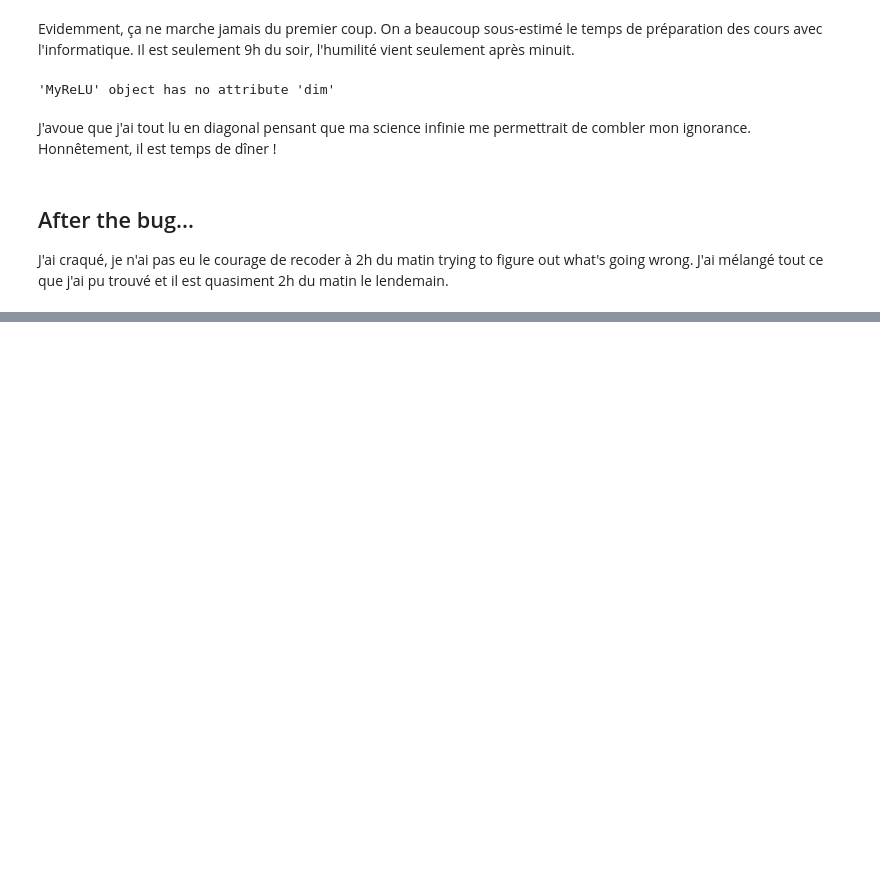
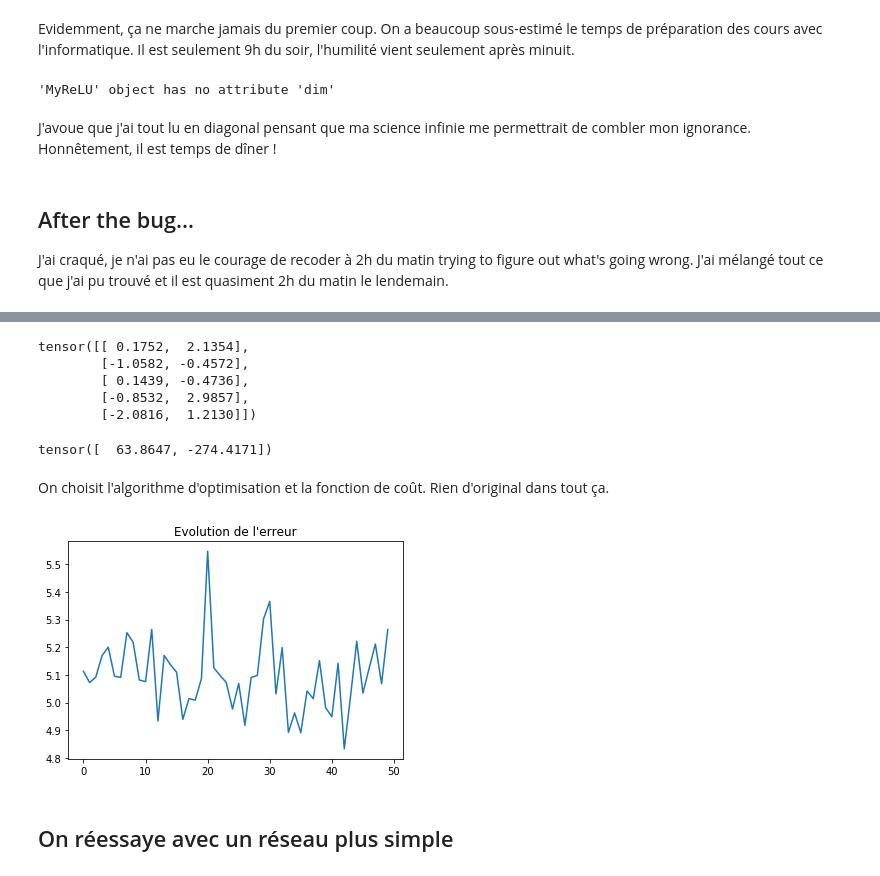
Before and after one commit to sdpython/ensae_teaching_dl, a Jupyter notebook: _doc/notebooks/101/400_backward.ipynb, the cells around one changed output, grey strips where cells are left out. Drawn from its saved outputs; the diff is of its cells as text; code cells hidden in the pictures; blank space fills up the shorter version.

```diff
--- a/_doc/notebooks/101/400_backward.ipynb
+++ b/_doc/notebooks/101/400_backward.ipynb
@@ -115,7 +114,7 @@ criterion = nn.MSELoss()
 # %% [markdown]
 On choisit une entrée aléatoire...
 # %%
-target = torch.randn(10)
+target = torch.randn(2)
 # %% [markdown]
 On calcule une sortie et on redimensionne la cible de sorte qu'elle est la même dimension que la cible.
 # %%
@@ -257,7 +254,7 @@ class Net2(nn.Module):
         self.conv2 = nn.Conv2d(6, 16, 5)
         self.fc1 = nn.Linear(16 * 5 * 5, 120)
         self.fc2 = nn.Linear(120, 84)
-        self.fc3 = nn.Linear(84, 10)
+        self.fc3 = nn.Linear(84, 2)
         self.fct1 = MyReLUNN()
         self.fct2 = MyReLUNN()
 
@@ -329,0 +333,57 @@ Il ne reste plus qu'à voir si cela converge.
+# %%
+targets[:5]
+# %% [output]
+tensor([[ 0.1752,  2.1354],
+        [-1.0582, -0.4572],
+        [ 0.1439, -0.4736],
+        [-0.8532,  2.9857],
+        [-2.0816,  1.2130]])
+# %%
+torch.sum(targets, 0)
+# %% [output]
+tensor([  63.8647, -274.4171])
+# %% [markdown]
+On choisit l'algorithme d'optimisation et la fonction de coût. Rien d'original dans tout ça.
+# %%
+max_iter = 50
+# %%
+from tqdm import tqdm
+import random
+
+model = net2
+optimizer = torch.optim.SGD(model.parameters(), lr=0.0002)
+loss_func = torch.nn.MSELoss()
+
+average_loss = []
+
+for i in tqdm(range(max_iter)):
+
+    ave_loss = 0
+    nb = 0
+
+    optimizer.zero_grad()
+    for it in range(inputs.shape[0] // 10):
+        h = random.randint(0, inputs.shape[0] - 1)
+        x = inputs[h, :, :, :, :]
+        y = targets[h, :]
+
+        preds = model(x)
+        loss = loss_func(preds, y)
+
+        loss.backward()
+
+        ave_loss += loss
+        nb += 1
+
+    optimizer.step()
+    ave_loss /= nb
+    average_loss.append((i, ave_loss))
+# %%
+import matplotlib.pyplot as plt
+plt.plot([_[0] for _ in average_loss],
+         [_[1] for _ in average_loss])
+plt.title("Evolution de l'erreur");
+# %% [output]
+[figure, added]
+# %% [markdown]
+## On réessaye avec un réseau plus simple
```
Also changed, not shown: parts of 25 cells of this notebook.
